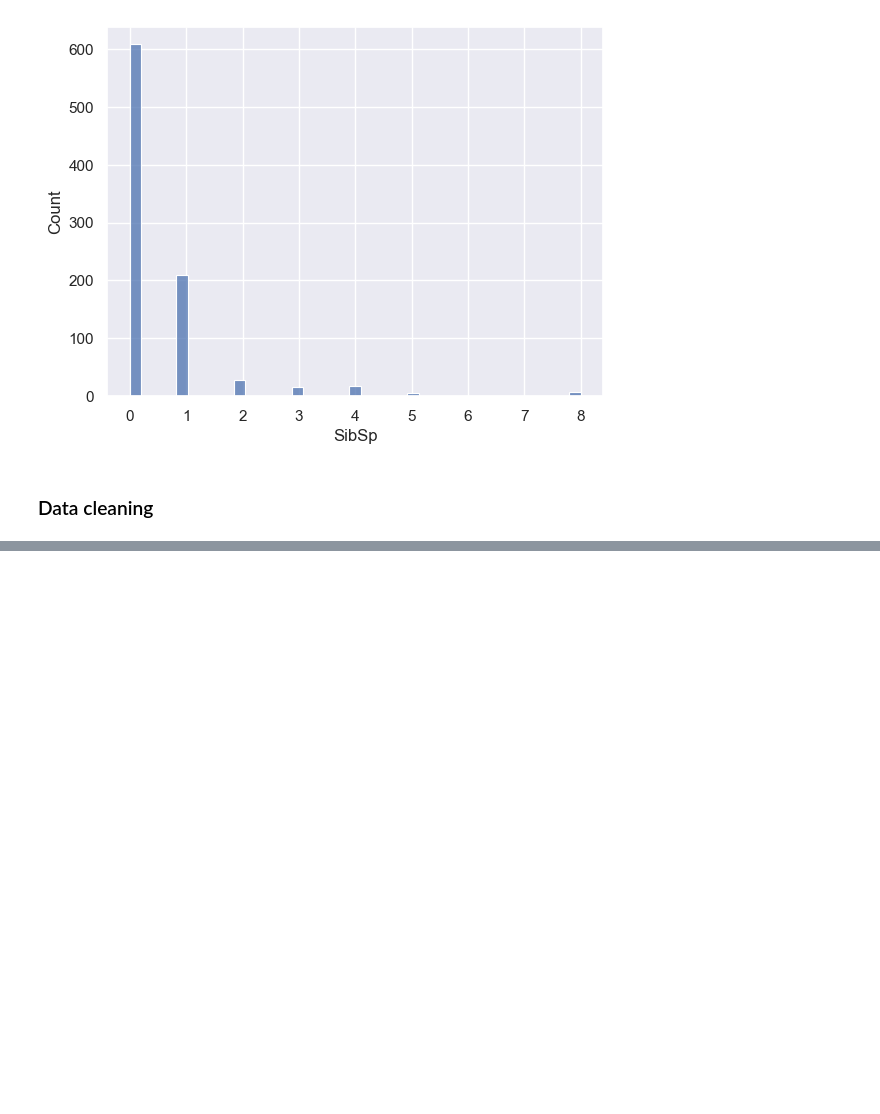
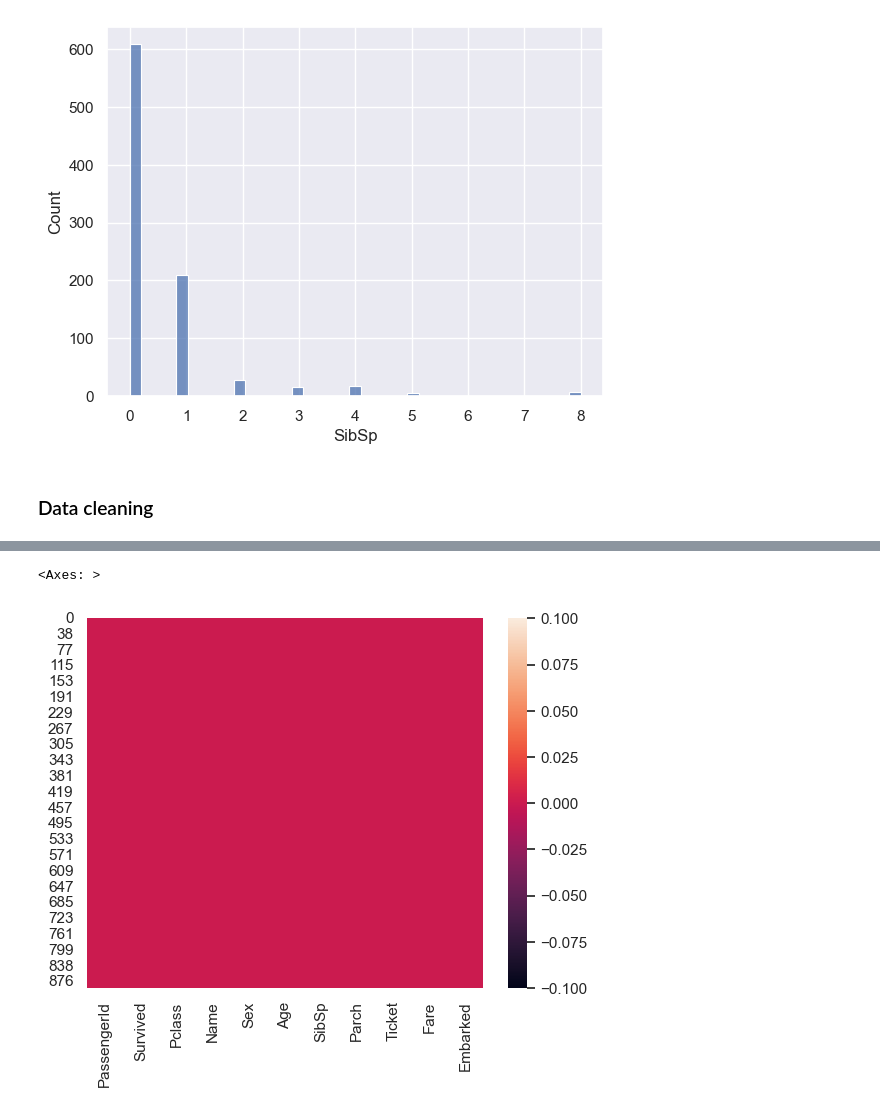
Before and after one commit to TheTharz/ML-Lectures, a Jupyter notebook: ml_labs04_matplotlib.ipynb, the cells around one changed output, grey strips where cells are left out. Saved outputs shown, nothing was run; the diff lists cells and outputs as text; code cells hidden in the pictures; blank space fills up the shorter version.

```diff
--- a/ml_labs04_matplotlib.ipynb
+++ b/ml_labs04_matplotlib.ipynb
@@ -205,0 +269,7 @@ sns.histplot(data=df,x='SibSp')
+# %%
+df = df[pd.notnull(df['Embarked'])]
+# %%
+sns.heatmap(data=df.isnull())
+# %% [output]
+<Axes: >
+[figure, added]
```
Also changed, not shown: parts of 47 cells of this notebook.
